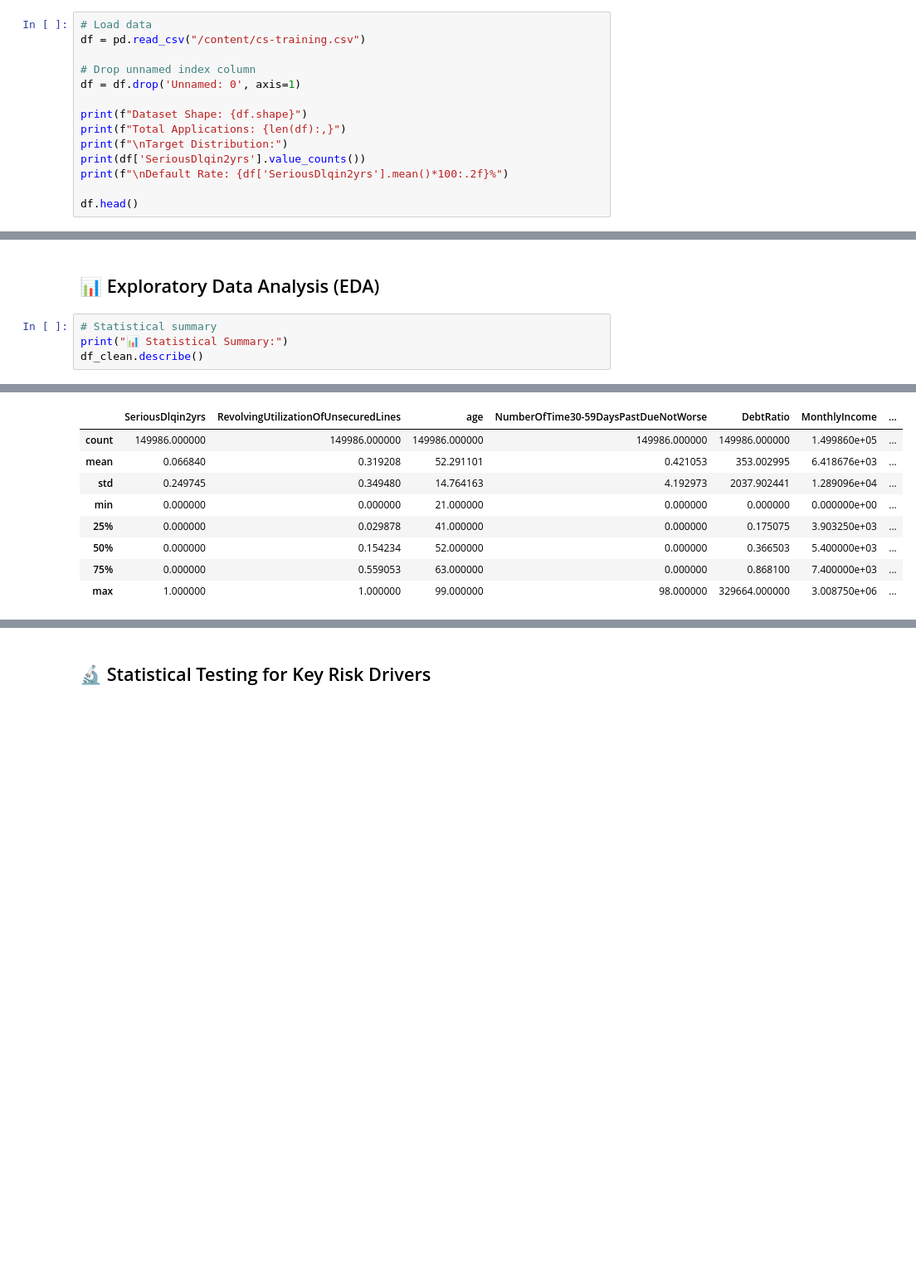
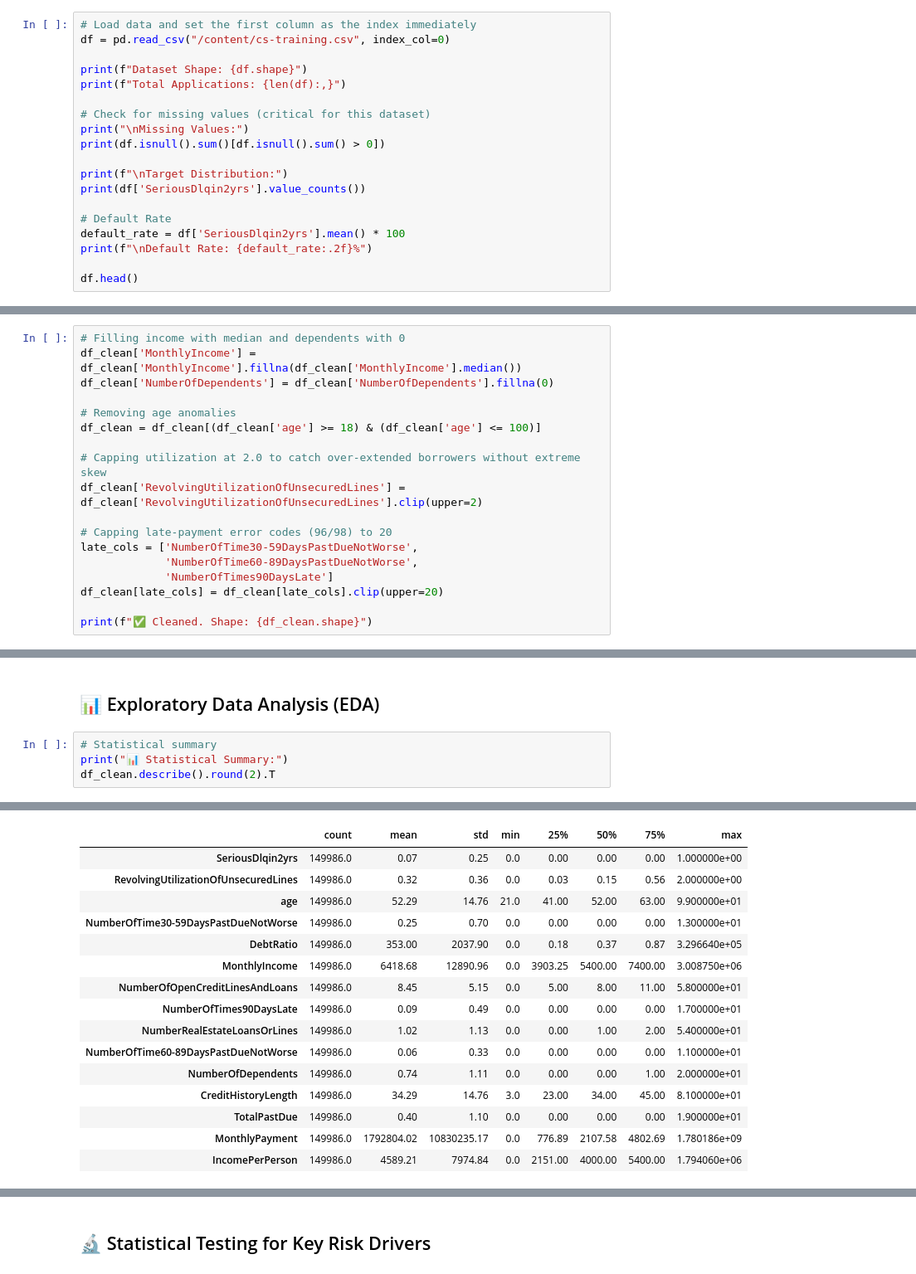
Before and after one commit to CodeWithSrish/credit-risk-intelligence-engine, a Jupyter notebook: credit_risk_intelligence_engine.ipynb, the cells around one changed output, grey strips where cells are left out. Shown at 83% size. Saved outputs shown, nothing was run; the diff lists cells and outputs as text; blank space fills up the shorter version.

```diff
--- a/credit_risk_intelligence_engine.ipynb
+++ b/credit_risk_intelligence_engine.ipynb
@@ -99,17 +95,22 @@ Requirement already satisfied: six>=1.5 in /usr/local/lib/python3.12/dist-packag
 # %% [markdown]
 ## 📂 Load and Explore Dataset
 # %%
-# Load data
-df = pd.read_csv("/content/cs-training.csv")
-
-# Drop unnamed index column
-df = df.drop('Unnamed: 0', axis=1)
+# Load data and set the first column as the index immediately
+df = pd.read_csv("/content/cs-training.csv", index_col=0)
 
 print(f"Dataset Shape: {df.shape}")
 print(f"Total Applications: {len(df):,}")
+
+# Check for missing values (critical for this dataset)
+print("\nMissing Values:")
+print(df.isnull().sum()[df.isnull().sum() > 0])
+
 print(f"\nTarget Distribution:")
 print(df['SeriousDlqin2yrs'].value_counts())
-print(f"\nDefault Rate: {df['SeriousDlqin2yrs'].mean()*100:.2f}%")
+
+# Default Rate
+default_rate = df['SeriousDlqin2yrs'].mean() * 100
+print(f"\nDefault Rate: {default_rate:.2f}%")
 
 df.head()
 # %% [output]
@@ -250,0 +257,18 @@ Remaining missing values: 4111
+# %%
+# Filling income with median and dependents with 0
+df_clean['MonthlyIncome'] = df_clean['MonthlyIncome'].fillna(df_clean['MonthlyIncome'].median())
+df_clean['NumberOfDependents'] = df_clean['NumberOfDependents'].fillna(0)
+
+# Removing age anomalies
+df_clean = df_clean[(df_clean['age'] >= 18) & (df_clean['age'] <= 100)]
+
+# Capping utilization at 2.0 to catch over-extended borrowers without extreme skew
+df_clean['RevolvingUtilizationOfUnsecuredLines'] = df_clean['RevolvingUtilizationOfUnsecuredLines'].clip(upper=2)
+
+# Capping late-payment error codes (96/98) to 20
+late_cols = ['NumberOfTime30-59DaysPastDueNotWorse',
+             'NumberOfTime60-89DaysPastDueNotWorse',
+             'NumberOfTimes90DaysLate']
+df_clean[late_cols] = df_clean[late_cols].clip(upper=20)
+
+print(f"✅ Cleaned. Shape: {df_clean.shape}")
@@ -253,15 +279,22 @@ Remaining missing values: 4111
 # %%
 # Statistical summary
 print("📊 Statistical Summary:")
-df_clean.describe()
+df_clean.describe().round(2).T
 # %% [output]
 📊 Statistical Summary:
-|  | SeriousDlqin2yrs | RevolvingUtilizationOfUnsecuredLines | age | NumberOfTime30-59DaysPastDueNotWorse | DebtRatio | MonthlyIncome | ... |
-| count | 149986.000000 | 149986.000000 | 149986.000000 | 149986.000000 | 149986.000000 | 1.499860e+05 | ... |
-| mean | 0.066840 | 0.319208 | 52.291101 | 0.421053 | 353.002995 | 6.418676e+03 | ... |
-| std | 0.249745 | 0.349480 | 14.764163 | 4.192973 | 2037.902441 | 1.289096e+04 | ... |
-| min | 0.000000 | 0.000000 | 21.000000 | 0.000000 | 0.000000 | 0.000000e+00 | ... |
-| 25% | 0.000000 | 0.029878 | 41.000000 | 0.000000 | 0.175075 | 3.903250e+03 | ... |
-| 50% | 0.000000 | 0.154234 | 52.000000 | 0.000000 | 0.366503 | 5.400000e+03 | ... |
-| 75% | 0.000000 | 0.559053 | 63.000000 | 0.000000 | 0.868100 | 7.400000e+03 | ... |
-| max | 1.000000 | 1.000000 | 99.000000 | 98.000000 | 329664.000000 | 3.008750e+06 | ... |
+|  | count | mean | std | min | 25% | 50% | 75% | max |
+| SeriousDlqin2yrs | 149986.0 | 0.07 | 0.25 | 0.0 | 0.00 | 0.00 | 0.00 | 1.000000e+00 |
+| RevolvingUtilizationOfUnsecuredLines | 149986.0 | 0.32 | 0.36 | 0.0 | 0.03 | 0.15 | 0.56 | 2.000000e+00 |
+| age | 149986.0 | 52.29 | 14.76 | 21.0 | 41.00 | 52.00 | 63.00 | 9.900000e+01 |
+| NumberOfTime30-59DaysPastDueNotWorse | 149986.0 | 0.25 | 0.70 | 0.0 | 0.00 | 0.00 | 0.00 | 1.300000e+01 |
+| DebtRatio | 149986.0 | 353.00 | 2037.90 | 0.0 | 0.18 | 0.37 | 0.87 | 3.296640e+05 |
+| MonthlyIncome | 149986.0 | 6418.68 | 12890.96 | 0.0 | 3903.25 | 5400.00 | 7400.00 | 3.008750e+06 |
+| NumberOfOpenCreditLinesAndLoans | 149986.0 | 8.45 | 5.15 | 0.0 | 5.00 | 8.00 | 11.00 | 5.800000e+01 |
+| NumberOfTimes90DaysLate | 149986.0 | 0.09 | 0.49 | 0.0 | 0.00 | 0.00 | 0.00 | 1.700000e+01 |
+| NumberRealEstateLoansOrLines | 149986.0 | 1.02 | 1.13 | 0.0 | 0.00 | 1.00 | 2.00 | 5.400000e+01 |
+| NumberOfTime60-89DaysPastDueNotWorse | 149986.0 | 0.06 | 0.33 | 0.0 | 0.00 | 0.00 | 0.00 | 1.100000e+01 |
+| NumberOfDependents | 149986.0 | 0.74 | 1.11 | 0.0 | 0.00 | 0.00 | 1.00 | 2.000000e+01 |
+| CreditHistoryLength | 149986.0 | 34.29 | 14.76 | 3.0 | 23.00 | 34.00 | 45.00 | 8.100000e+01 |
+| TotalPastDue | 149986.0 | 0.40 | 1.10 | 0.0 | 0.00 | 0.00 | 0.00 | 1.900000e+01 |
+| MonthlyPayment | 149986.0 | 1792804.02 | 10830235.17 | 0.0 | 776.89 | 2107.58 | 4802.69 | 1.780186e+09 |
+| IncomePerPerson | 149986.0 | 4589.21 | 7974.84 | 0.0 | 2151.00 | 4000.00 | 5400.00 | 1.794060e+06 |
```
Also changed, not shown: parts of 77 cells of this notebook.
